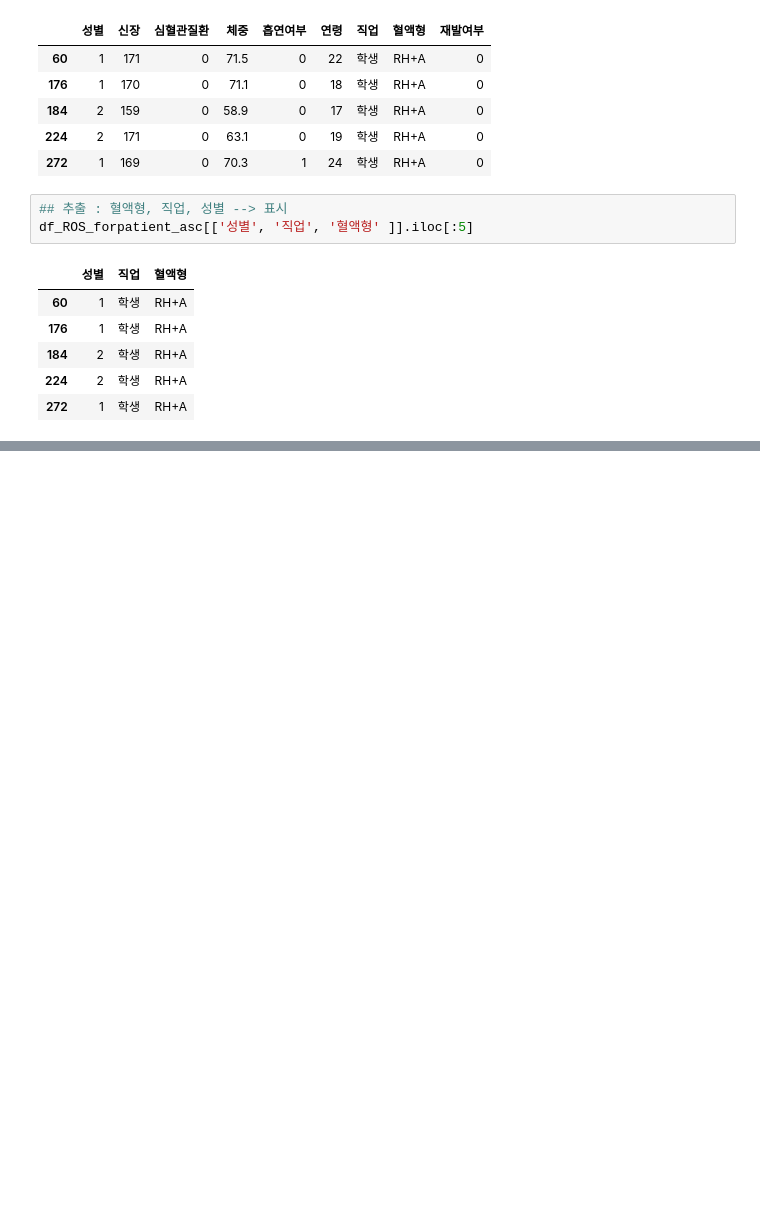
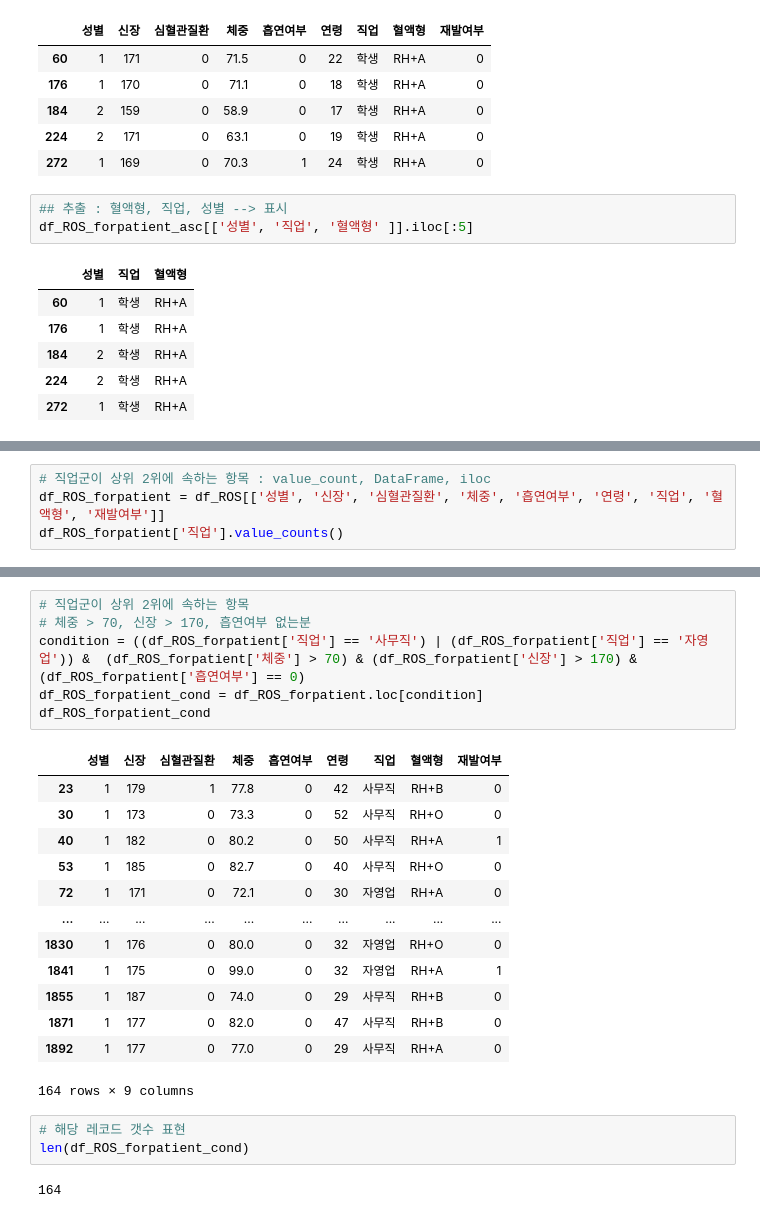
Before and after one commit to estskyway/study_data_analytics, a Jupyter notebook: codes/DDA/RecurrenceOfSurgery_DDA.ipynb, the cells around one changed output, grey strips where cells are left out. Cells and saved outputs as stored; diff of their text form; blank space fills up the shorter version.

```diff
--- a/codes/DDA/RecurrenceOfSurgery_DDA.ipynb
+++ b/codes/DDA/RecurrenceOfSurgery_DDA.ipynb
@@ -180,0 +186,4 @@ df_ROS_forpatient_asc[['성별', '직업', '혈액형' ]].iloc[:5]
+# %%
+# 직업군이 상위 2위에 속하는 항목 : value_count, DataFrame, iloc
+df_ROS_forpatient = df_ROS[['성별', '신장', '심혈관질환', '체중', '흡연여부', '연령', '직업', '혈액형', '재발여부']]
+df_ROS_forpatient['직업'].value_counts()
@@ -180,0 +209,25 @@ df_ROS_forpatient_asc[['성별', '직업', '혈액형' ]].iloc[:5]
+# %%
+# 직업군이 상위 2위에 속하는 항목
+# 체중 > 70, 신장 > 170, 흡연여부 없는분
+condition = ((df_ROS_forpatient['직업'] == '사무직') | (df_ROS_forpatient['직업'] == '자영업')) &  (df_ROS_forpatient['체중'] > 70) & (df_ROS_forpatient['신장'] > 170) & (df_ROS_forpatient['흡연여부'] == 0)
+df_ROS_forpatient_cond = df_ROS_forpatient.loc[condition]
+df_ROS_forpatient_cond
+# %% [output]
+|  | 성별 | 신장 | 심혈관질환 | 체중 | 흡연여부 | 연령 | 직업 | 혈액형 | 재발여부 |
+| 23 | 1 | 179 | 1 | 77.8 | 0 | 42 | 사무직 | RH+B | 0 |
+| 30 | 1 | 173 | 0 | 73.3 | 0 | 52 | 사무직 | RH+O | 0 |
+| 40 | 1 | 182 | 0 | 80.2 | 0 | 50 | 사무직 | RH+A | 1 |
+| 53 | 1 | 185 | 0 | 82.7 | 0 | 40 | 사무직 | RH+O | 0 |
+| 72 | 1 | 171 | 0 | 72.1 | 0 | 30 | 자영업 | RH+A | 0 |
+| ... | ... | ... | ... | ... | ... | ... | ... | ... | ... |
+| 1830 | 1 | 176 | 0 | 80.0 | 0 | 32 | 자영업 | RH+O | 0 |
+| 1841 | 1 | 175 | 0 | 99.0 | 0 | 32 | 자영업 | RH+A | 1 |
+| 1855 | 1 | 187 | 0 | 74.0 | 0 | 29 | 사무직 | RH+B | 0 |
+| 1871 | 1 | 177 | 0 | 82.0 | 0 | 47 | 사무직 | RH+B | 0 |
+| 1892 | 1 | 177 | 0 | 77.0 | 0 | 29 | 사무직 | RH+A | 0 |
+164 rows × 9 columns
+# %%
+# 해당 레코드 갯수 표현
+len(df_ROS_forpatient_cond)
+# %% [output]
+164
```
Also changed, not shown: parts of 5 cells of this notebook, 1 other file.
